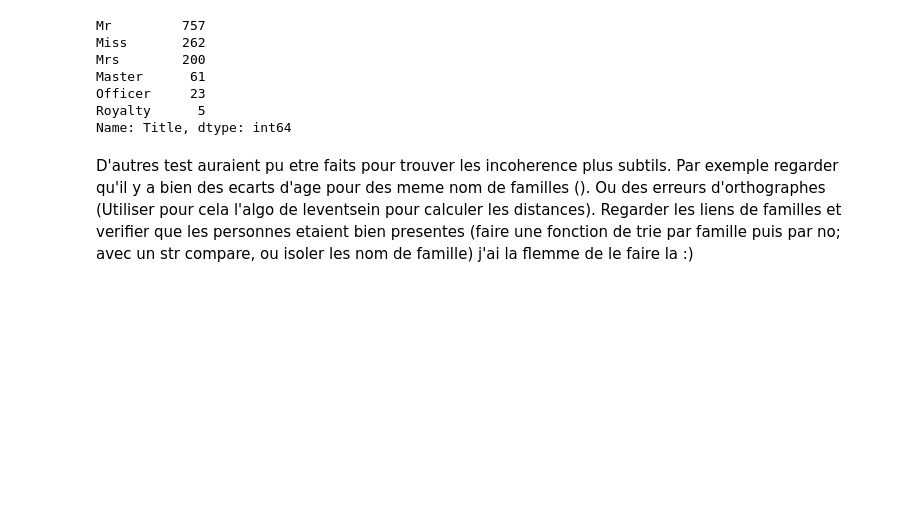
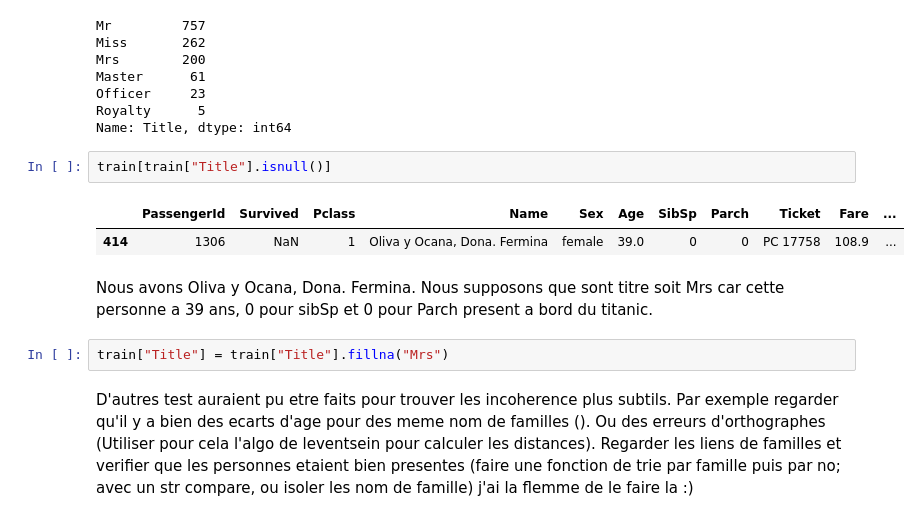
Before and after one commit to Kaiiim/kaggle-titanic, a Jupyter notebook: Titanic-v1.ipynb, the cells around one changed output. Cells and saved outputs as stored; diff of their text form; blank space fills up the shorter version.

```diff
--- a/Titanic-v1.ipynb
+++ b/Titanic-v1.ipynb
@@ -323,6 +323,15 @@ Master      61
 Officer     23
 Royalty      5
 Name: Title, dtype: int64
+# %%
+train[train["Title"].isnull()]
+# %% [output]
+|  | PassengerId | Survived | Pclass | Name | Sex | Age | SibSp | Parch | Ticket | Fare | ... |
+| 414 | 1306 | NaN | 1 | Oliva y Ocana, Dona. Fermina | female | 39.0 | 0 | 0 | PC 17758 | 108.9 | ... |
+# %% [markdown]
+Nous avons Oliva y Ocana, Dona. Fermina. Nous supposons que sont titre soit Mrs car cette personne a 39 ans, 0 pour sibSp et 0 pour Parch present a bord du titanic.
+# %%
+train["Title"] = train["Title"].fillna("Mrs")
 # %% [markdown]
 D'autres test auraient pu etre faits pour trouver les incoherence plus subtils. Par exemple regarder qu'il y a bien des ecarts d'age pour des meme nom de familles (). Ou des erreurs d'orthographes (Utiliser pour cela l'algo de leventsein pour calculer les distances). Regarder les liens de familles et verifier que les personnes etaient bien presentes (faire une fonction de trie par famille puis par no; avec un str compare, ou isoler les nom de famille)
 j'ai la flemme de le faire la :)
```
Also changed, not shown: parts of 2 cells of this notebook.
